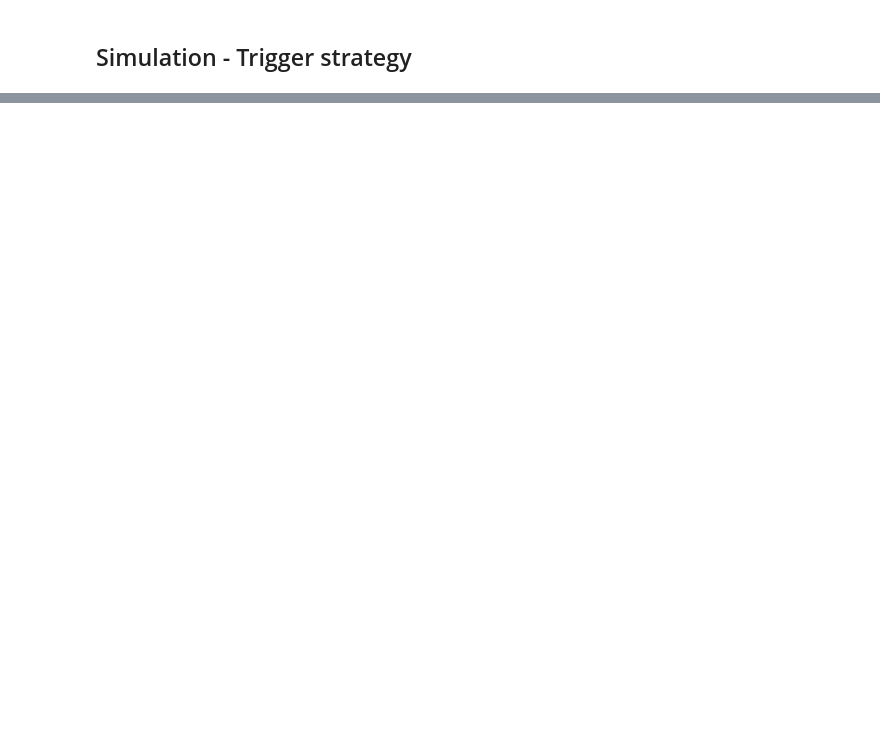
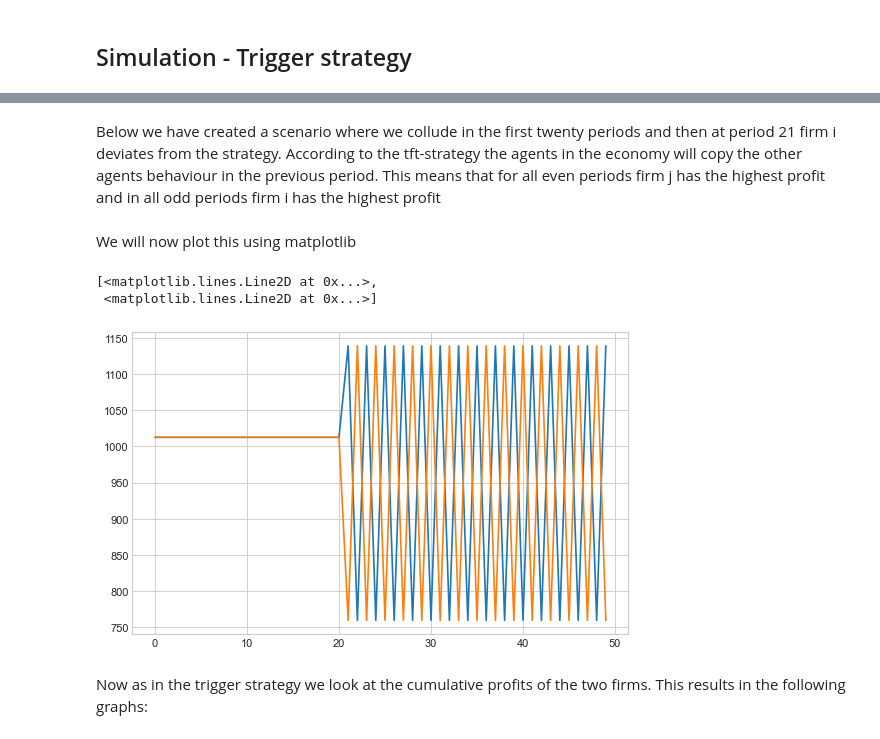
Before and after one commit to yapicikerem/Numecon_workspace, a Jupyter notebook: modelproject/Modelproject_ky.ipynb, the cells around one changed output, grey strips where cells are left out. Cells and saved outputs as stored; diff of their text form; code cells hidden in the pictures; blank space fills up the shorter version.

```diff
--- a/modelproject/Modelproject_ky.ipynb
+++ b/modelproject/Modelproject_ky.ipynb
@@ -194,0 +369,34 @@ These two values are the profit of firm i when it follows the collude strategy a
+# %% [markdown]
+Below we have created a scenario where we collude in the first twenty periods and then at period 21 firm i deviates from the strategy. According to the tft-strategy the agents in the economy will copy the other agents behaviour in the previous period. This means that for all even periods firm j has the highest profit and in all odd periods firm i has the highest profit
+# %%
+t_grid = np.linspace(0, 49, 50)
+
+#Triggger
+profit_i_tft = []
+profit_j_tft = []
+
+for i in t_grid:
+    if i <= 20:
+        profit_i_tft.append(optimum_profit)
+        profit_j_tft.append(optimum_profit)
+    elif i == 21:
+        profit_i_tft.append(opt_profit_deviate)
+        profit_j_tft.append(profit(optimum_quantity,opt_quantity_deviate))
+    elif (i%2 == 0):
+        profit_i_tft.append(profit(optimum_quantity,opt_quantity_deviate))
+        profit_j_tft.append(opt_profit_deviate)
+    else:
+        profit_i_tft.append(opt_profit_deviate)
+        profit_j_tft.append(profit(optimum_quantity,opt_quantity_deviate))
+# %% [markdown]
+We will now plot this using matplotlib
+# %%
+fig = plt.figure(figsize=(8, 5), dpi=80)
+ax = fig.add_subplot(1,1,1)
+ax.plot(t_grid,profit_i_tft, profit_j_tft)
+# %% [output]
+[<matplotlib.lines.Line2D at 0x...>,
+ <matplotlib.lines.Line2D at 0x...>]
+[figure, added]
+# %% [markdown]
+Now as in the trigger strategy we look at the cumulative profits of the two firms. This results in the following graphs:
```
Also changed, not shown: parts of 59 cells of this notebook, 4 other files.
